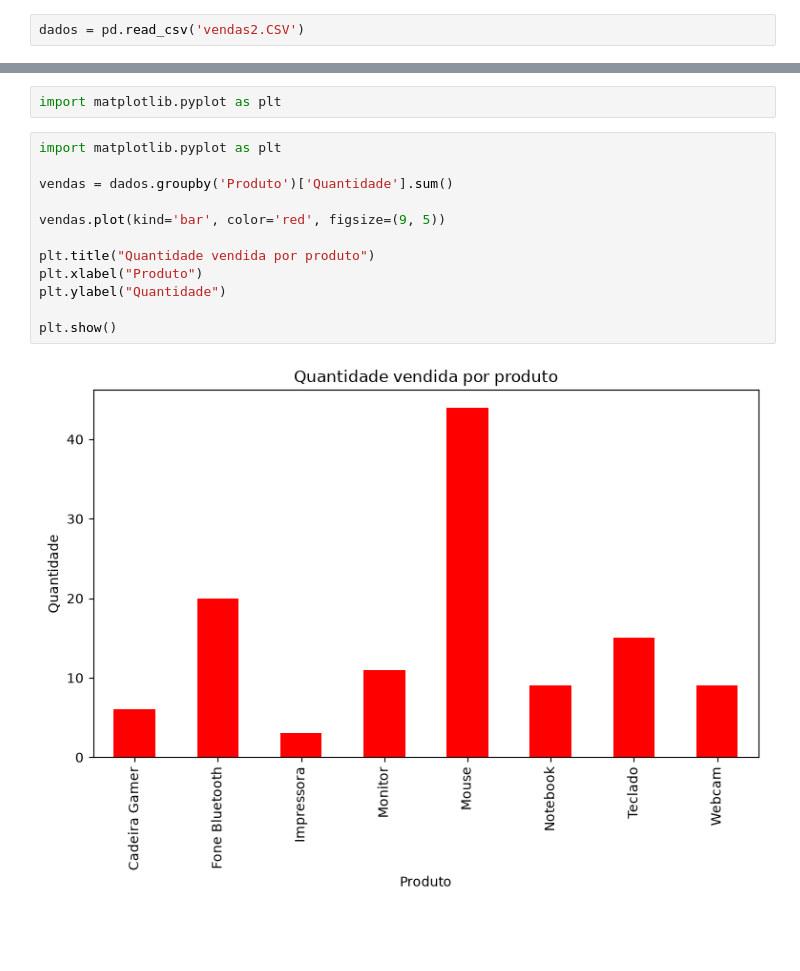
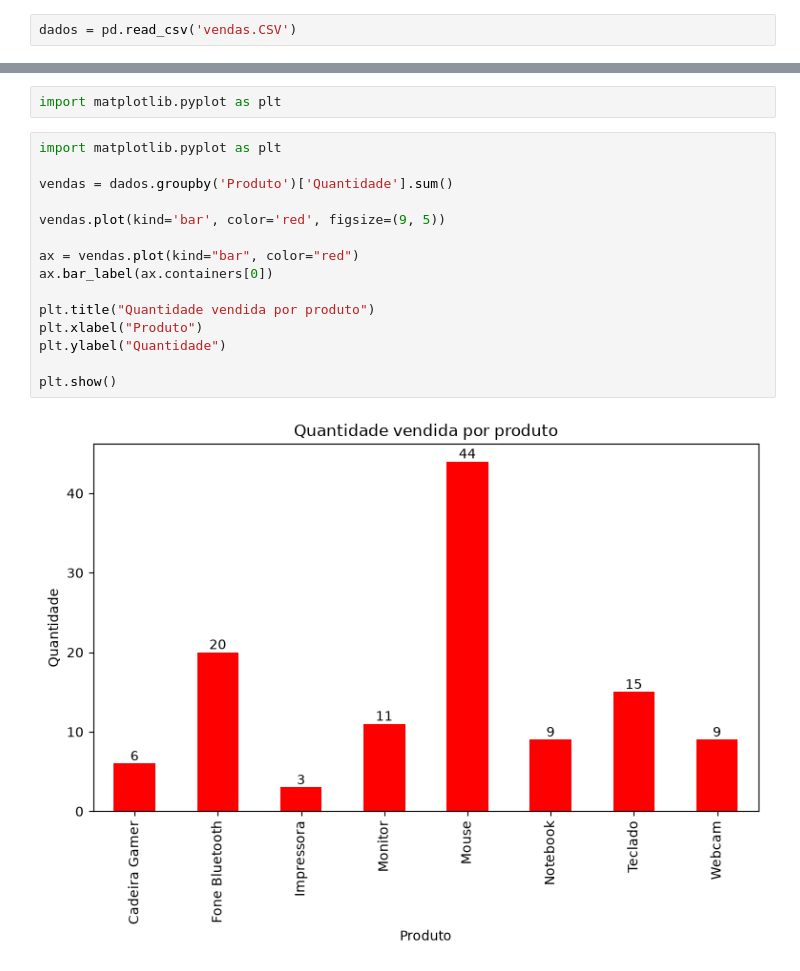
Before and after one commit to andregalvao-dev/analises_vendas_mercado_tec, a Jupyter notebook: analises_vendas.ipynb, the cells around one changed output, grey strips where cells are left out. Drawn from its saved outputs; the diff is of its cells as text; blank space fills up the shorter version.

```diff
--- a/analises_vendas.ipynb
+++ b/analises_vendas.ipynb
@@ -1,7 +1,7 @@
 # %%
 import pandas as pd
 # %%
-dados = pd.read_csv('vendas2.CSV')
+dados = pd.read_csv('vendas.CSV')
 # %%
 dados.head()
 # %% [output]
@@ -97,14 +97,17 @@ import matplotlib.pyplot as plt
 # %%
 import matplotlib.pyplot as plt
 
 vendas = dados.groupby('Produto')['Quantidade'].sum()
 
 vendas.plot(kind='bar', color='red', figsize=(9, 5))
 
+ax = vendas.plot(kind="bar", color="red")
+ax.bar_label(ax.containers[0])
+
 plt.title("Quantidade vendida por produto")
 plt.xlabel("Produto")
 plt.ylabel("Quantidade")
 
 plt.show()
 # %% [output]
-[figure, old version]
+[figure, new version]
```
Also changed, not shown: parts of 2 cells of this notebook.
